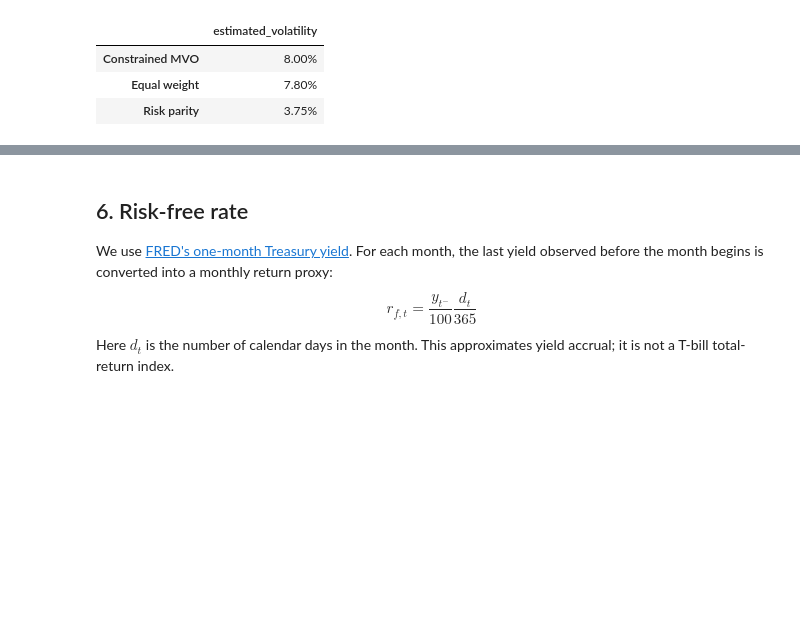
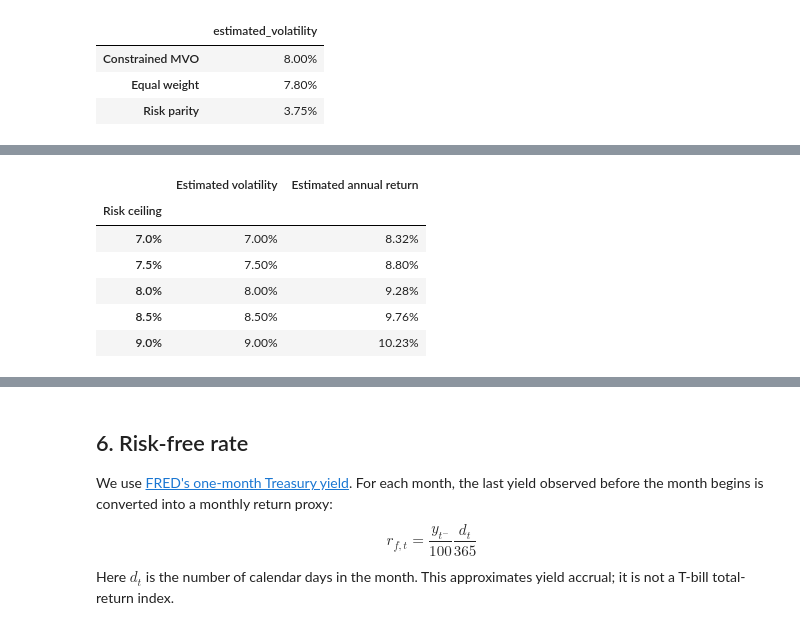
Before and after one commit to kybeka/meridian-capital, a Jupyter notebook: research/round-1/round1_analysis.ipynb, the cells around one changed output, grey strips where cells are left out. Cells and saved outputs as stored; diff of their text form; code cells hidden in the pictures; blank space fills up the shorter version.

```diff
--- a/research/round-1/round1_analysis.ipynb
+++ b/research/round-1/round1_analysis.ipynb
@@ -445,0 +517,41 @@ display(benchmark_volatility.to_frame().style.format("{:.2%}"))
+# %%
+study_covariance = annual_covariance.to_numpy()
+study_means = annual_mean.to_numpy()
+minimum_risk_weights, minimum_risk_gap = solve_study_weights(
+    study_means, study_covariance, minimum_variance=True, warm_starts=(exact_weights,))
+minimum_risk_found = portfolio_volatility(minimum_risk_weights, study_covariance)
+frontier_rows = []
+previous_weights = minimum_risk_weights
+pd.DataFrame({"weight": minimum_risk_weights,
+              "risk_share": risk_shares(minimum_risk_weights, study_covariance)}, index=ASSETS).to_csv(
+                  ROBUST_OUTPUT / "minimum_risk_portfolio.csv", index_label="ticker")
+for risk_ceiling in np.round(np.arange(0.04, 0.12001, 0.0025), 6):
+    try:
+        weights, seed_gap = solve_study_weights(study_means, study_covariance, ceiling=risk_ceiling,
+            warm_starts=(minimum_risk_weights, previous_weights, exact_weights))
+        previous_weights = weights
+        frontier_rows.append({"volatility_ceiling": risk_ceiling, "status": "solution_found",
+            "estimated_volatility": portfolio_volatility(weights, study_covariance),
+            "estimated_return": float(study_means @ weights), "seed_objective_gap": seed_gap,
+            **dict(zip(ASSETS, weights))})
+    except RuntimeError as error:
+        frontier_rows.append({"volatility_ceiling": risk_ceiling, "status": str(error)})
+frontier = pd.DataFrame(frontier_rows)
+frontier.to_csv(ROBUST_OUTPUT / "efficient_frontier.csv", index=False)
+frontier_key = frontier.loc[np.isclose(frontier["volatility_ceiling"].to_numpy()[:, None],
+                                      np.array([0.07, 0.075, 0.08, 0.085, 0.09])).any(axis=1)]
+assert (frontier_key["status"] == "solution_found").all()
+frontier_at_eight = frontier_key.loc[np.isclose(frontier_key["volatility_ceiling"], 0.08)].iloc[0]
+assert abs(frontier_at_eight["estimated_return"] - float(study_means @ exact_weights)) < 1e-7
+display(frontier_key[["volatility_ceiling", "estimated_volatility", "estimated_return"]]
+    .rename(columns={"volatility_ceiling": "Risk ceiling", "estimated_volatility": "Estimated volatility",
+                     "estimated_return": "Estimated annual return"}).set_index("Risk ceiling")
+    .style.format("{:.2%}").format_index("{:.1%}"))
+# %% [output]
+|  | Estimated volatility | Estimated annual return |
+| Risk ceiling |  |  |
+| 7.0% | 7.00% | 8.32% |
+| 7.5% | 7.50% | 8.80% |
+| 8.0% | 8.00% | 9.28% |
+| 8.5% | 8.50% | 9.76% |
+| 9.0% | 9.00% | 10.23% |
```
Also changed, not shown: parts of 12 cells of this notebook, 30 other files.
